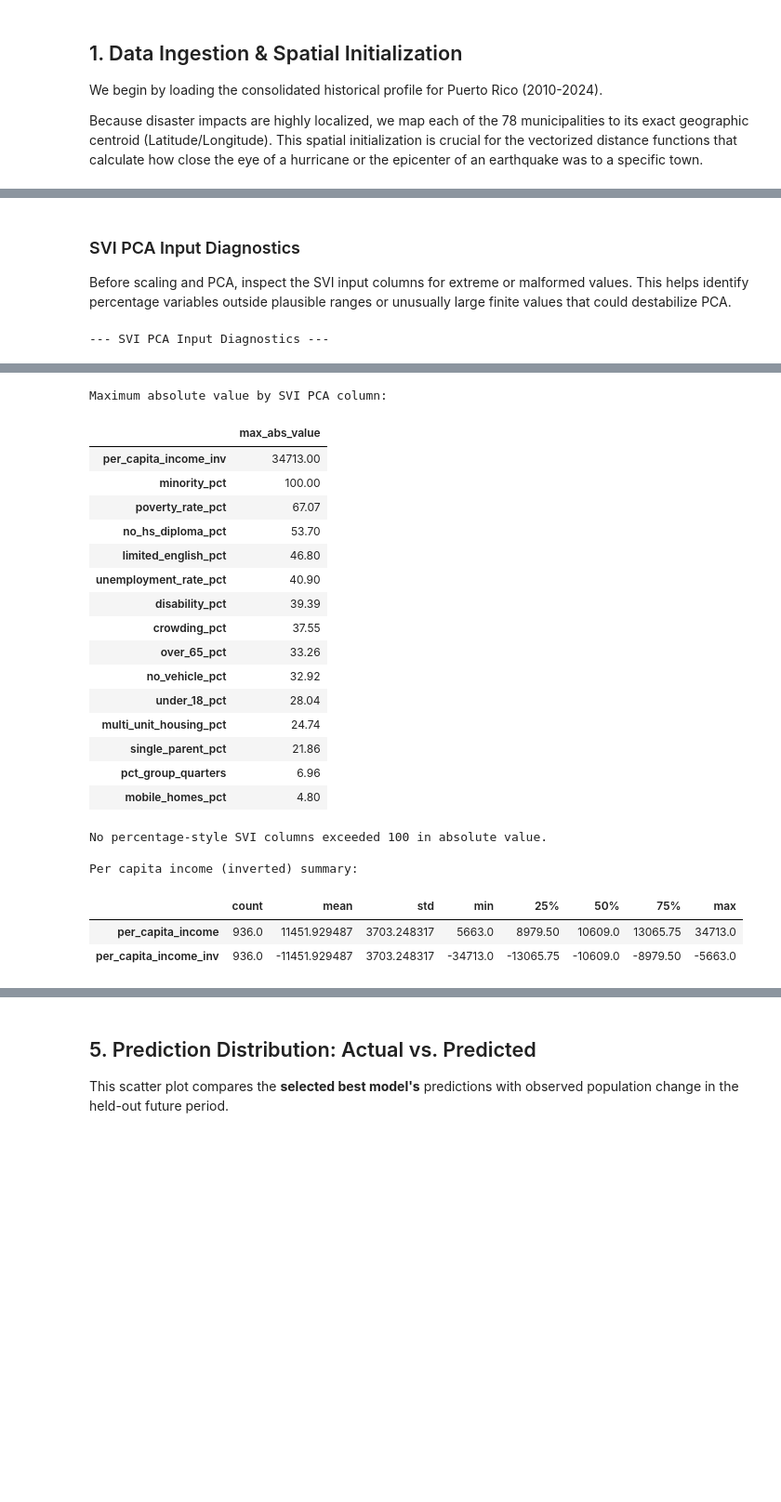
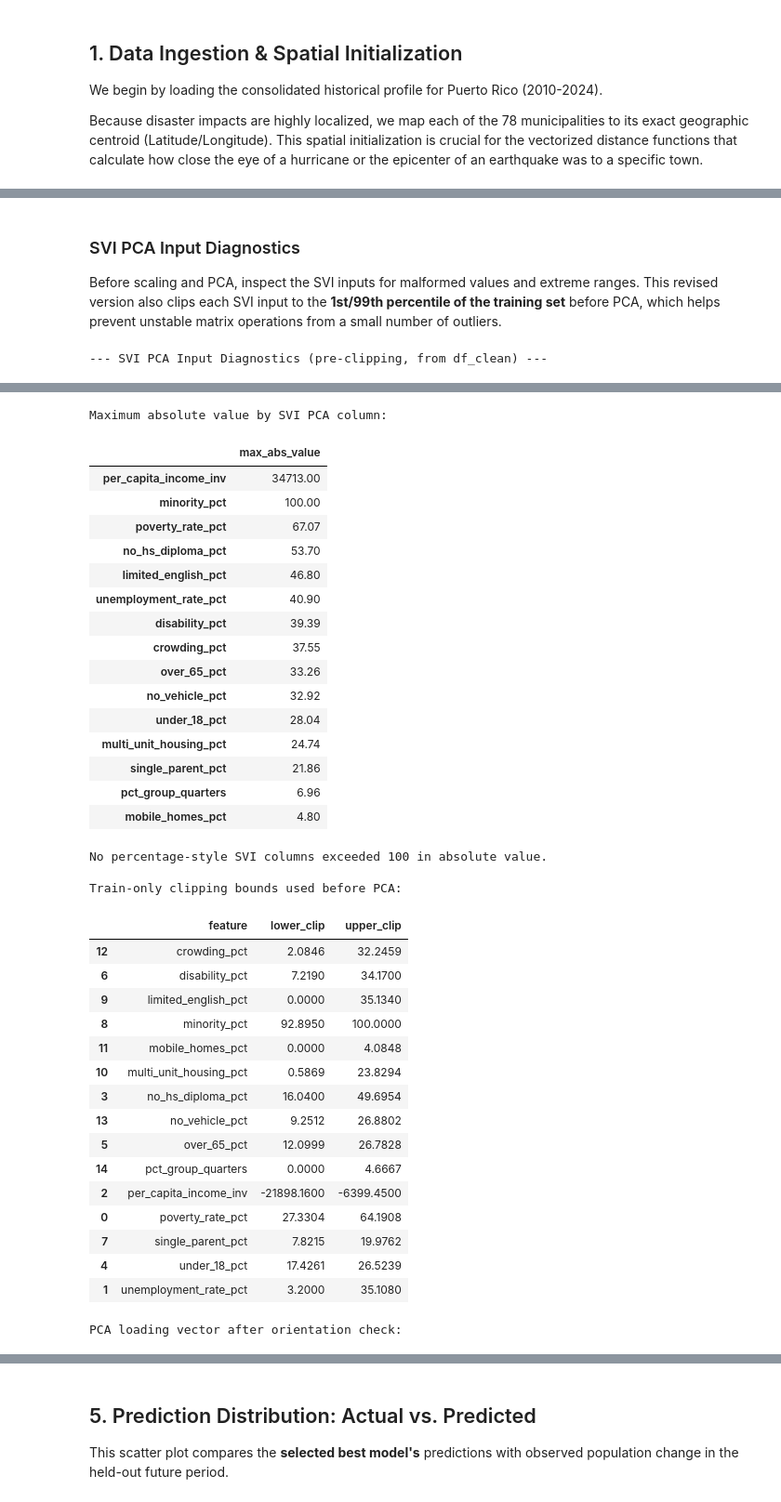
Before and after one commit to Venettov/CAPSTONE_DATA_SCIENCE_RIVERARUIZ, a Jupyter notebook: analysis/Phase2.ipynb, the cells around one changed output, grey strips where cells are left out. Shown at 93% size. Cells and saved outputs as stored; diff of their text form; code cells hidden in the pictures; blank space fills up the shorter version.

```diff
--- a/analysis/Phase2.ipynb
+++ b/analysis/Phase2.ipynb
@@ -282,23 +395,23 @@ Final Phase 2 features:
 # %% [markdown]
 ### SVI PCA Input Diagnostics
 
-Before scaling and PCA, inspect the SVI input columns for extreme or malformed values. This helps identify percentage variables outside plausible ranges or unusually large finite values that could destabilize PCA.
+Before scaling and PCA, inspect the SVI inputs for malformed values and extreme ranges.
+This revised version also clips each SVI input to the **1st/99th percentile of the training set**
+before PCA, which helps prevent unstable matrix operations from a small number of outliers.
 # %%
+# Inspect SVI PCA inputs before scaling/PCA
+print("--- SVI PCA Input Diagnostics (pre-clipping, from df_clean) ---")
 
-# Inspect SVI PCA inputs before scaling/PCA
-print("--- SVI PCA Input Diagnostics ---")
-
-svi_diag = df_clean[svi_pca_cols].describe(
+svi_diag = df_clean[SVI_PCA_COLS].describe(
     percentiles=[0.01, 0.05, 0.5, 0.95, 0.99]
 ).T
 display(svi_diag)
 
-max_abs_svi = df_clean[svi_pca_cols].abs().max().sort_values(ascending=False)
+max_abs_svi = df_clean[SVI_PCA_COLS].abs().max().sort_values(ascending=False)
 print("\nMaximum absolute value by SVI PCA column:")
 display(max_abs_svi.to_frame(name='max_abs_value'))
 
-# Flag columns that may warrant closer review
-pct_like_cols = [c for c in svi_pca_cols if c != 'per_capita_income_inv']
+pct_like_cols = [c for c in SVI_PCA_COLS if c != 'per_capita_income_inv']
 flagged_pct = max_abs_svi.loc[pct_like_cols][max_abs_svi.loc[pct_like_cols] > 100]
 if not flagged_pct.empty:
     print("\nPotentially suspicious percentage-style columns (>100 observed):")
@@ -306,11 +419,16 @@ if not flagged_pct.empty:
 else:
     print("\nNo percentage-style SVI columns exceeded 100 in absolute value.")
 
-if 'per_capita_income_inv' in svi_pca_cols:
-    print("\nPer capita income (inverted) summary:")
-    display(df_clean[['per_capita_income', 'per_capita_income_inv']].describe().T)
+print("\nTrain-only clipping bounds used before PCA:")
+clip_bounds_df = pd.DataFrame(
+    [{'feature': k, 'lower_clip': v[0], 'upper_clip': v[1]} for k, v in svi_clip_bounds.items()]
+).sort_values('feature')
+display(clip_bounds_df)
+
+print("\nPCA loading vector after orientation check:")
+display(loading_series.sort_values(ascending=False).to_frame(name='loading'))
 # %% [output]
---- SVI PCA Input Diagnostics ---
+--- SVI PCA Input Diagnostics (pre-clipping, from df_clean) ---
 |  | count | mean | std | min | 1% | 5% | 50% | 95% | 99% | max |
 | poverty_rate_pct | 936.0 | 47.266400 | 8.450182 | 20.84 | 26.0515 | 30.6775 | 48.200 | 60.2850 | 64.3040 | 67.07 |
 | unemployment_rate_pct | 936.0 | 16.484615 | 7.391615 | 0.00 | 2.8700 | 6.0000 | 15.900 | 29.5250 | 34.1000 | 40.90 |
@@ -319,34 +437,48 @@ if 'per_capita_income_inv' in svi_pca_cols:
 | under_18_pct | 936.0 | 20.316132 | 2.861418 | 13.54 | 14.9605 | 15.8750 | 20.235 | 25.0625 | 26.3530 | 28.04 |
 | over_65_pct | 936.0 | 19.653729 | 3.838632 | 10.36 | 12.5315 | 13.8475 | 19.430 | 26.2125 | 29.3390 | 33.26 |
 | disability_pct | 936.0 | 21.205321 | 6.298447 | 6.56 | 7.4305 | 9.1500 | 21.710 | 31.2850 | 34.8665 | 39.39 |
 | single_parent_pct | 936.0 | 13.476100 | 2.752179 | 6.51 | 7.8275 | 9.0550 | 13.440 | 18.1075 | 19.7420 | 21.86 |
 | minority_pct | 936.0 | 99.181335 | 1.182947 | 90.05 | 93.5840 | 96.8100 | 99.550 | 99.9600 | 100.0000 | 100.00 |
 | limited_english_pct | 936.0 | 11.896058 | 12.899173 | 0.00 | 0.0000 | 0.0000 | 3.400 | 33.3250 | 38.4710 | 46.80 |
 | multi_unit_housing_pct | 936.0 | 5.615385 | 4.524631 | 0.28 | 0.5670 | 1.2375 | 3.970 | 14.2400 | 23.8240 | 24.74 |
 | mobile_homes_pct | 936.0 | 0.323216 | 0.571829 | 0.00 | 0.0000 | 0.0000 | 0.180 | 0.8625 | 3.2260 | 4.80 |
 | crowding_pct | 936.0 | 5.582051 | 4.282523 | 1.14 | 1.4970 | 2.1075 | 4.740 | 12.1925 | 32.0455 | 37.55 |
 | no_vehicle_pct | 936.0 | 15.203526 | 3.898908 | 5.53 | 7.6195 | 9.6850 | 14.690 | 22.5325 | 26.5060 | 32.92 |
 | pct_group_quarters | 936.0 | 0.711036 | 0.856374 | 0.00 | 0.0000 | 0.0300 | 0.440 | 2.2525 | 4.8560 | 6.96 |
 Maximum absolute value by SVI PCA column:
 |  | max_abs_value |
 | per_capita_income_inv | 34713.00 |
 | minority_pct | 100.00 |
 | poverty_rate_pct | 67.07 |
 | no_hs_diploma_pct | 53.70 |
 | limited_english_pct | 46.80 |
 | unemployment_rate_pct | 40.90 |
 | disability_pct | 39.39 |
 | crowding_pct | 37.55 |
 | over_65_pct | 33.26 |
 | no_vehicle_pct | 32.92 |
 | under_18_pct | 28.04 |
 | multi_unit_housing_pct | 24.74 |
 | single_parent_pct | 21.86 |
 | pct_group_quarters | 6.96 |
 | mobile_homes_pct | 4.80 |
 No percentage-style SVI columns exceeded 100 in absolute value.
 
-Per capita income (inverted) summary:
+Train-only clipping bounds used before PCA:
-|  | count | mean | std | min | 25% | 50% | 75% | max |
-| per_capita_income | 936.0 | 11451.929487 | 3703.248317 | 5663.0 | 8979.50 | 10609.0 | 13065.75 | 34713.0 |
-| per_capita_income_inv | 936.0 | -11451.929487 | 3703.248317 | -34713.0 | -13065.75 | -10609.0 | -8979.50 | -5663.0 |
+|  | feature | lower_clip | upper_clip |
+| 12 | crowding_pct | 2.0846 | 32.2459 |
+| 6 | disability_pct | 7.2190 | 34.1700 |
+| 9 | limited_english_pct | 0.0000 | 35.1340 |
+| 8 | minority_pct | 92.8950 | 100.0000 |
+| 11 | mobile_homes_pct | 0.0000 | 4.0848 |
+| 10 | multi_unit_housing_pct | 0.5869 | 23.8294 |
+| 3 | no_hs_diploma_pct | 16.0400 | 49.6954 |
+| 13 | no_vehicle_pct | 9.2512 | 26.8802 |
+| 5 | over_65_pct | 12.0999 | 26.7828 |
+| 14 | pct_group_quarters | 0.0000 | 4.6667 |
+| 2 | per_capita_income_inv | -21898.1600 | -6399.4500 |
+| 0 | poverty_rate_pct | 27.3304 | 64.1908 |
+| 7 | single_parent_pct | 7.8215 | 19.9762 |
+| 4 | under_18_pct | 17.4261 | 26.5239 |
+| 1 | unemployment_rate_pct | 3.2000 | 35.1080 |
+PCA loading vector after orientation check:
```
Also changed, not shown: parts of 22 cells of this notebook, 1 other file.
